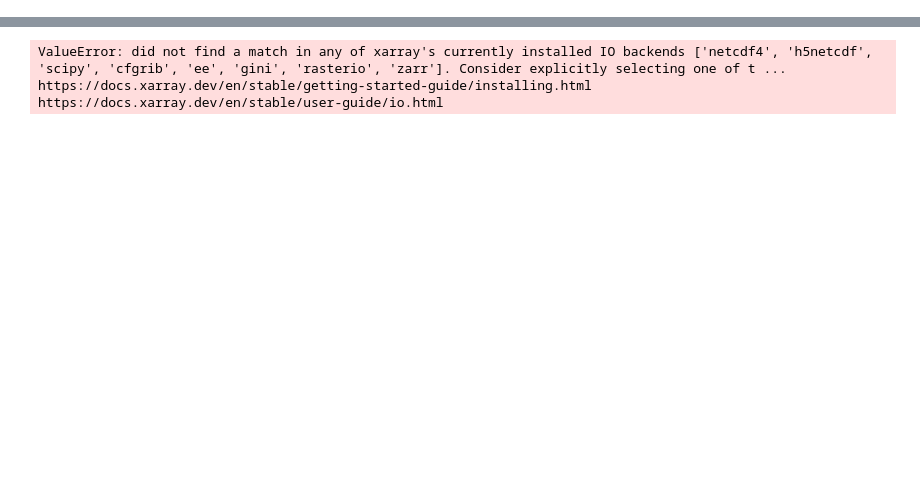
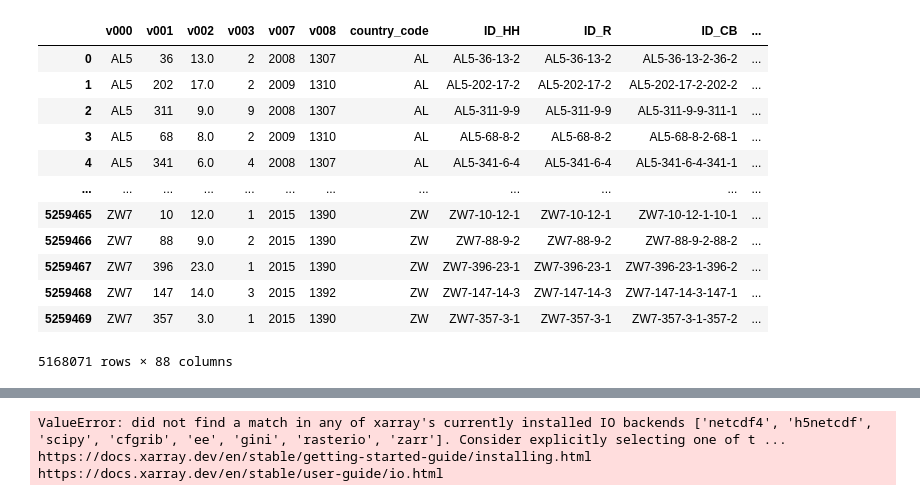
Before and after one commit to Queeno11/Child-mortality-and-Climate-Shocks, a Jupyter notebook: debug.ipynb, the cells around one changed output, grey strips where cells are left out. Saved outputs shown, nothing was run; the diff lists cells and outputs as text; code cells hidden in the pictures; blank space fills up the shorter version.

```diff
--- a/debug.ipynb
+++ b/debug.ipynb
@@ -17,0 +81,16 @@ ERA5_DATA = rf"Z:\WB Data\ERA5 Reanalysis"
+# %%
+df
+# %% [output]
+|  | v000 | v001 | v002 | v003 | v007 | v008 | country_code | ID_HH | ID_R | ID_CB | ... |
+| 0 | AL5 | 36 | 13.0 | 2 | 2008 | 1307 | AL | AL5-36-13-2 | AL5-36-13-2 | AL5-36-13-2-36-2 | ... |
+| 1 | AL5 | 202 | 17.0 | 2 | 2009 | 1310 | AL | AL5-202-17-2 | AL5-202-17-2 | AL5-202-17-2-202-2 | ... |
+| 2 | AL5 | 311 | 9.0 | 9 | 2008 | 1307 | AL | AL5-311-9-9 | AL5-311-9-9 | AL5-311-9-9-311-1 | ... |
+| 3 | AL5 | 68 | 8.0 | 2 | 2009 | 1310 | AL | AL5-68-8-2 | AL5-68-8-2 | AL5-68-8-2-68-1 | ... |
+| 4 | AL5 | 341 | 6.0 | 4 | 2008 | 1307 | AL | AL5-341-6-4 | AL5-341-6-4 | AL5-341-6-4-341-1 | ... |
+| ... | ... | ... | ... | ... | ... | ... | ... | ... | ... | ... | ... |
+| 5259465 | ZW7 | 10 | 12.0 | 1 | 2015 | 1390 | ZW | ZW7-10-12-1 | ZW7-10-12-1 | ZW7-10-12-1-10-1 | ... |
+| 5259466 | ZW7 | 88 | 9.0 | 2 | 2015 | 1390 | ZW | ZW7-88-9-2 | ZW7-88-9-2 | ZW7-88-9-2-88-2 | ... |
+| 5259467 | ZW7 | 396 | 23.0 | 1 | 2015 | 1390 | ZW | ZW7-396-23-1 | ZW7-396-23-1 | ZW7-396-23-1-396-2 | ... |
+| 5259468 | ZW7 | 147 | 14.0 | 3 | 2015 | 1392 | ZW | ZW7-147-14-3 | ZW7-147-14-3 | ZW7-147-14-3-147-1 | ... |
+| 5259469 | ZW7 | 357 | 3.0 | 1 | 2015 | 1390 | ZW | ZW7-357-3-1 | ZW7-357-3-1 | ZW7-357-3-1-357-2 | ... |
+5168071 rows × 88 columns
```
Also changed, not shown: parts of 14 cells of this notebook, 3 other files.
